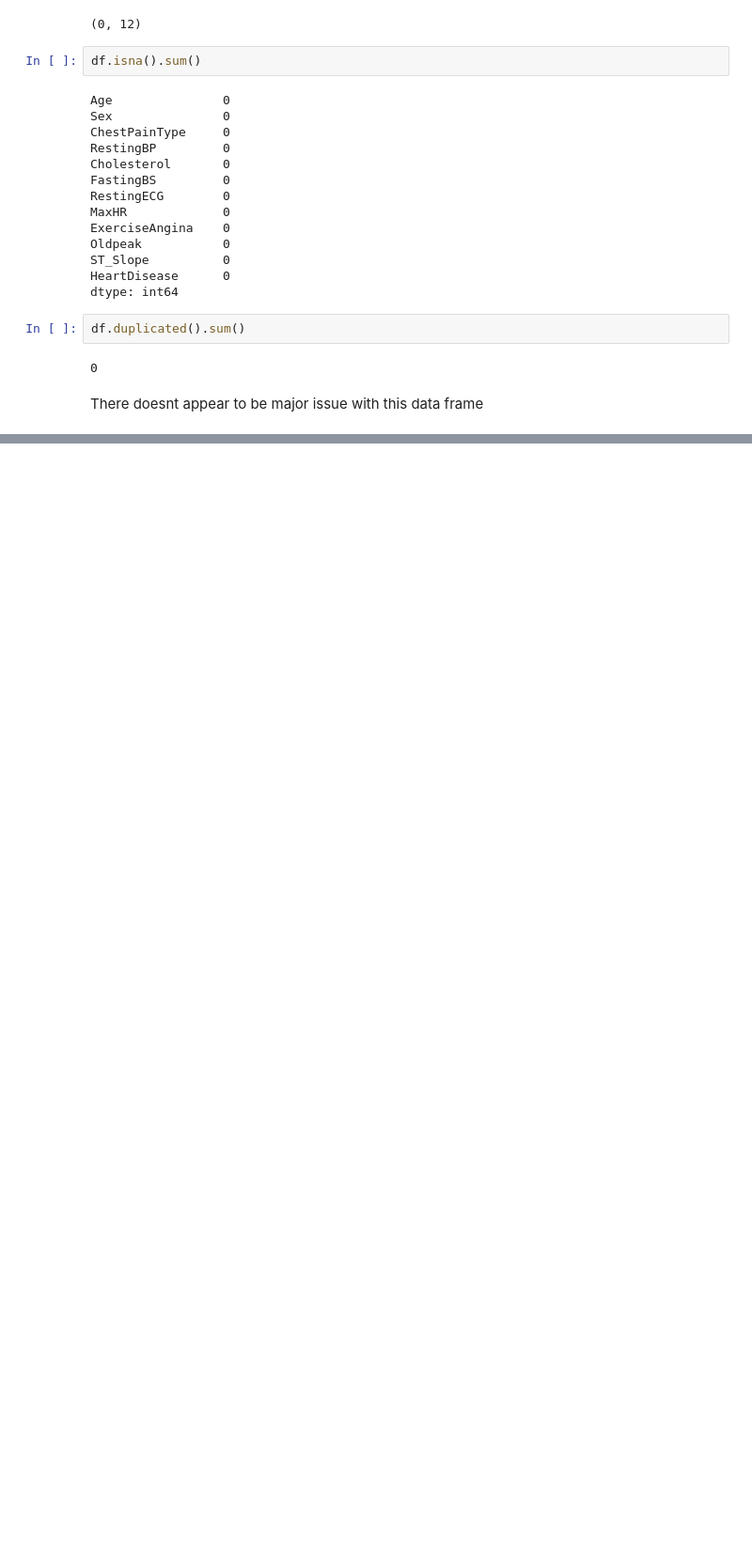
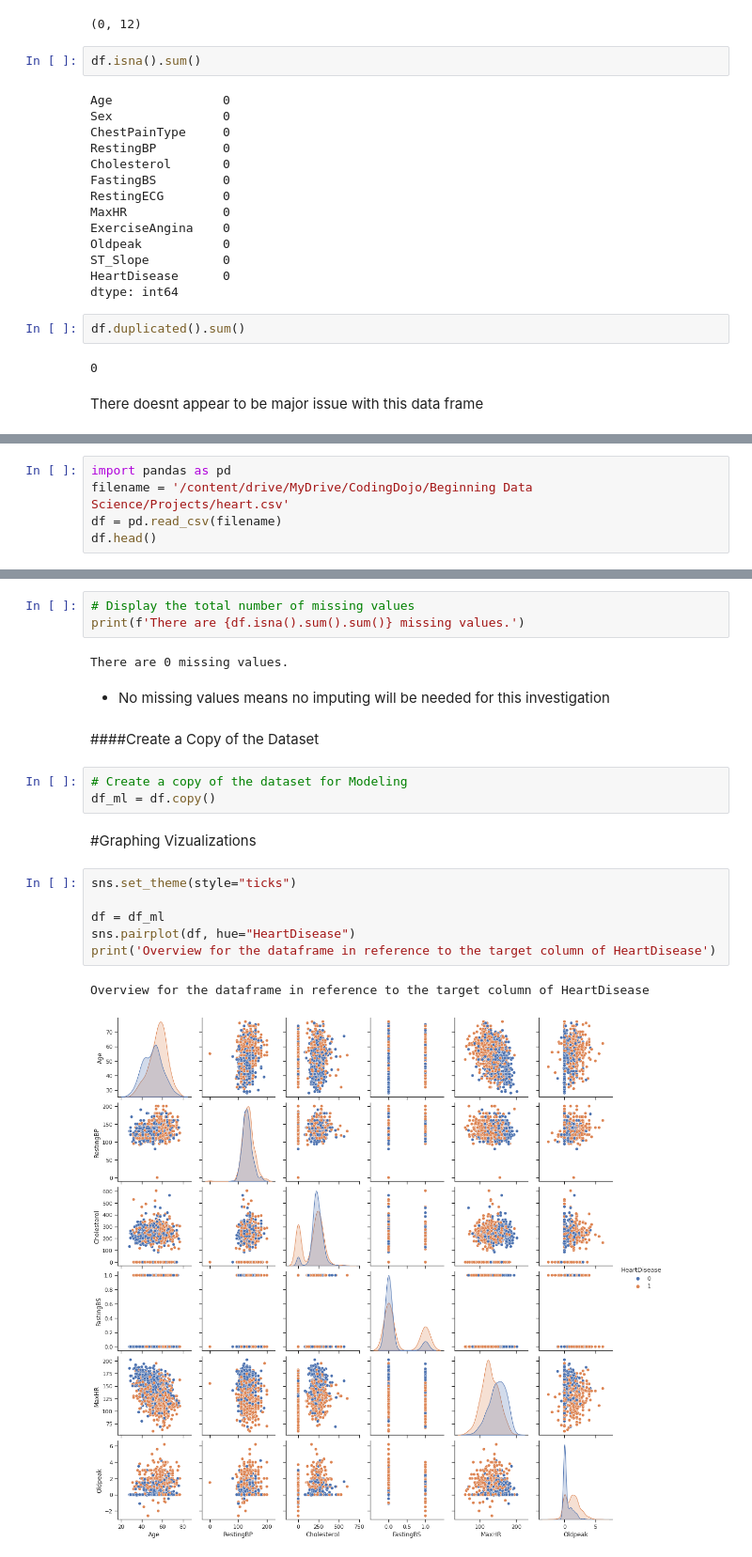
Before and after one commit to PaulLipska/Coding_Dojo_Project_2, a Jupyter notebook: Project2_Part_1.ipynb, the cells around one changed output, grey strips where cells are left out. Shown at 94% size. Cells and saved outputs as stored; diff of their text form; blank space fills up the shorter version.

```diff
--- a/Project2_Part_1.ipynb
+++ b/Project2_Part_1.ipynb
@@ -155,0 +182,5 @@ There doesnt appear to be major issue with this data frame
+# %%
+import pandas as pd
+filename = '/content/drive/MyDrive/CodingDojo/Beginning Data Science/Projects/heart.csv'
+df = pd.read_csv(filename)
+df.head()
@@ -155,0 +354,25 @@ There doesnt appear to be major issue with this data frame
+# %%
+# Display the total number of missing values
+print(f'There are {df.isna().sum().sum()} missing values.')
+# %% [output]
+There are 0 missing values.
+# %% [markdown]
+
+
+*   No missing values means no imputing will be needed for this investigation
+# %% [markdown]
+####Create a Copy of the Dataset
+# %%
+# Create a copy of the dataset for Modeling
+df_ml = df.copy()
+# %% [markdown]
+#Graphing Vizualizations
+# %%
+sns.set_theme(style="ticks")
+
+df = df_ml
+sns.pairplot(df, hue="HeartDisease")
+print('Overview for the dataframe in reference to the target column of HeartDisease')
+# %% [output]
+Overview for the dataframe in reference to the target column of HeartDisease
+[figure, added]
```
Also changed, not shown: parts of 37 cells of this notebook.
